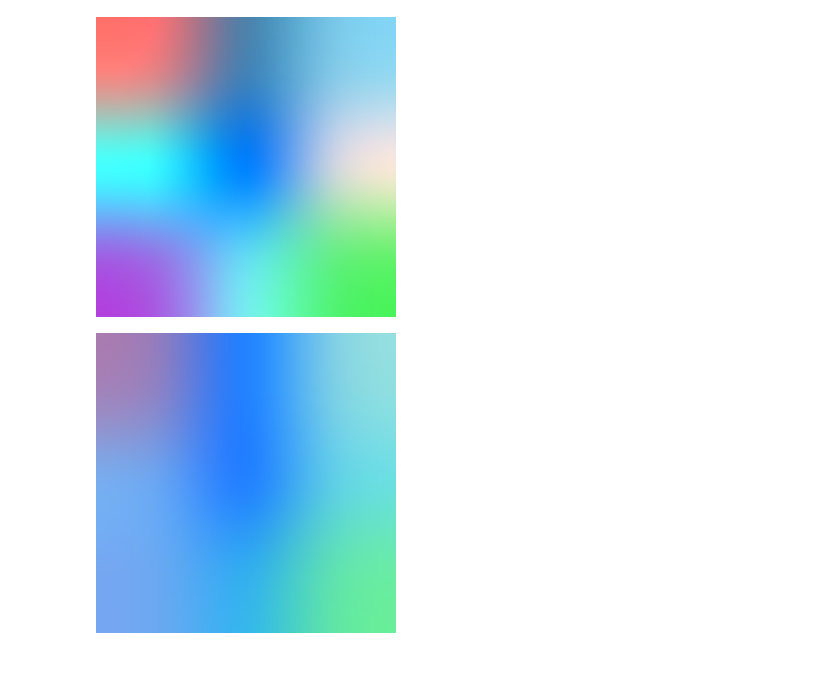
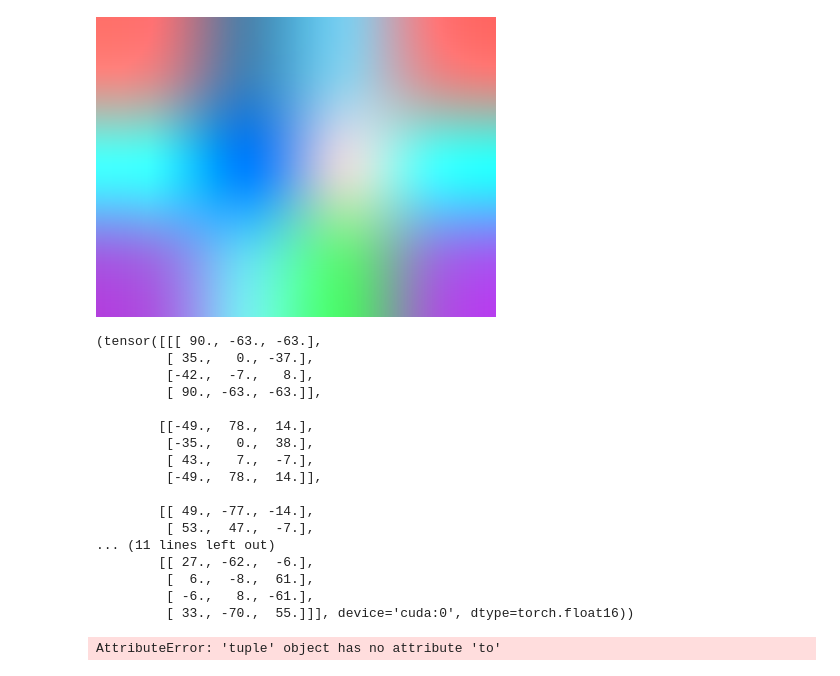
Before and after one commit to migueLib/microaneurism_detection, a Jupyter notebook: notebooks/nearest_neighbour_mean_pixels.ipynb, the cells around one changed output. Saved outputs shown, nothing was run; the diff lists cells and outputs as text; code cells hidden in the pictures.

```diff
--- a/notebooks/nearest_neighbour_mean_pixels.ipynb
+++ b/notebooks/nearest_neighbour_mean_pixels.ipynb
@@ -41,18 +38,36 @@ def nearest_neighbour_mean(x):
 # %%
-ricardo = [[240, 128, 128], [70, 130, 180], [135, 206, 235]]
-gerzon =  [[61, 255, 255], [0, 130, 255], [220, 220, 220]]
-miguel =  [[159, 100, 227], [105, 224, 240], [93, 240, 118]]
+ricardo = [[240, 128, 128], [70, 130, 180], [135, 206, 235], [240, 128, 128]]
+gerzon =  [[61, 255, 255], [0, 130, 255], [220, 220, 220], [61, 255, 255]]
+miguel =  [[159, 100, 227], [105, 224, 240], [93, 240, 118], [159, 100, 227]]
 
 rgm = torch.tensor([ricardo, gerzon, miguel]).to("cuda").type(torch.float16)
 # %%
-Image.fromarray(rgm.to("cpu").numpy().astype(np.uint8)).resize((300,300))
+Image.fromarray(rgm.to("cpu").numpy().astype(np.uint8)).resize((400,300))
 # %% [output]
-[figure, old version]
+[figure, new version]
 # %%
 nnm = nearest_neighbour_mean(rgm)
-Image.fromarray(nnm.to("cpu").numpy().astype(np.uint8)).resize((300,300))
+print(nnm)
+Image.fromarray(nnm.to("cpu").numpy().astype(np.uint8)).resize((400,300))
 # %% [output]
-[figure, removed]
+(tensor([[[ 90., -63., -63.],
+         [ 35.,   0., -37.],
+         [-42.,  -7.,   8.],
+         [ 90., -63., -63.]],
+
+        [[-49.,  78.,  14.],
+         [-35.,   0.,  38.],
+         [ 43.,   7.,  -7.],
+         [-49.,  78.,  14.]],
+
+        [[ 49., -77., -14.],
+         [ 53.,  47.,  -7.],
+... (11 lines left out)
+        [[ 27., -62.,  -6.],
+         [  6.,  -8.,  61.],
+         [ -6.,   8., -61.],
+         [ 33., -70.,  55.]]], device='cuda:0', dtype=torch.float16))
+AttributeError: 'tuple' object has no attribute 'to'
 # %%
 nnm_2 = nearest_neighbour_mean(nnm.type(torch.float32))
 Image.fromarray(nnm_2.to("cpu").numpy().astype(np.uint8)).resize((300, 300))
```
Also changed, not shown: parts of 6 cells of this notebook, 2 other files.
